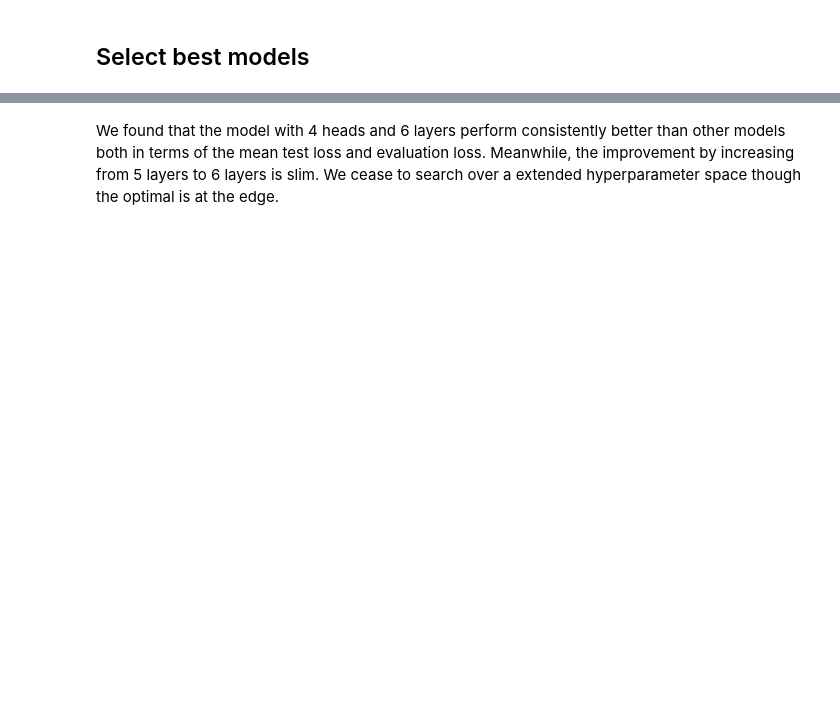
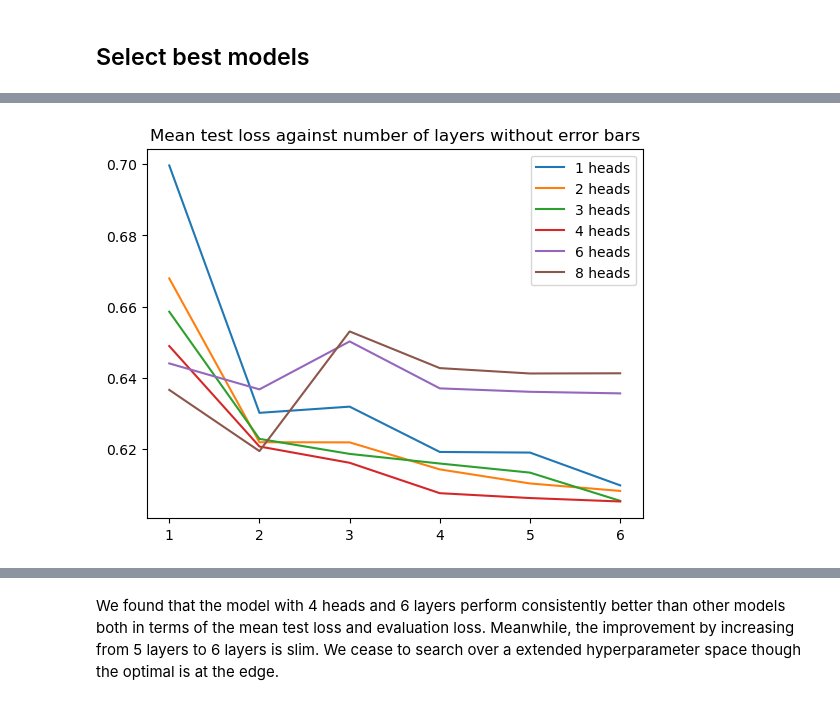
Before and after one commit to XTM233/UROP-2023, a Jupyter notebook: results_discussion.ipynb, the cells around one changed output, grey strips where cells are left out. Drawn from its saved outputs; the diff is of its cells as text; code cells hidden in the pictures; blank space fills up the shorter version.

```diff
--- a/results_discussion.ipynb
+++ b/results_discussion.ipynb
@@ -383,14 +424,16 @@ rslt.sort_values("mean_test_loss")
 # %%
 for n_head in [1,2,3,4,6,8]:
     data = rslt[(rslt["n_head"]==n_head)]
     x_arr = data["n_layer"].to_numpy()
     y_arr = data["mean_test_loss"].to_numpy()
     err = std_df[(std_df["n_head"]==n_head)]["test_loss_std"].to_numpy()
     # plt.errorbar(x_arr,y_arr,err, label=f"{n_head} heads")
     plt.plot(x_arr,y_arr, label=f"{n_head} heads")
     plt.legend()
-plt.title("Mean test loss against number of layers with error bars")
+plt.title("Mean test loss against number of layers without error bars")
 plt.show()
+# %% [output]
+[figure, added]
 # %%
 # taking into account standard deviation
 head_lst = [3,4]
```
Also changed, not shown: parts of 25 cells of this notebook, 9 other files.
